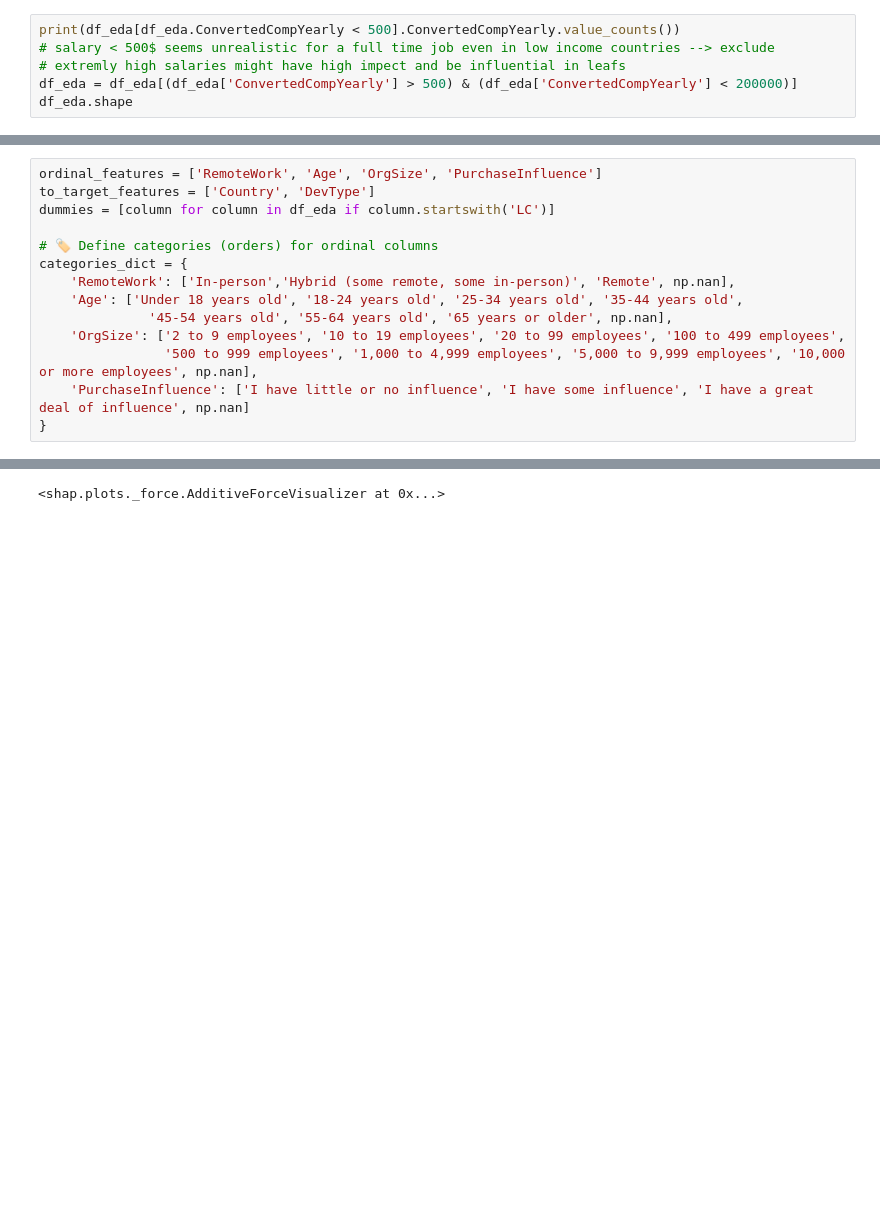
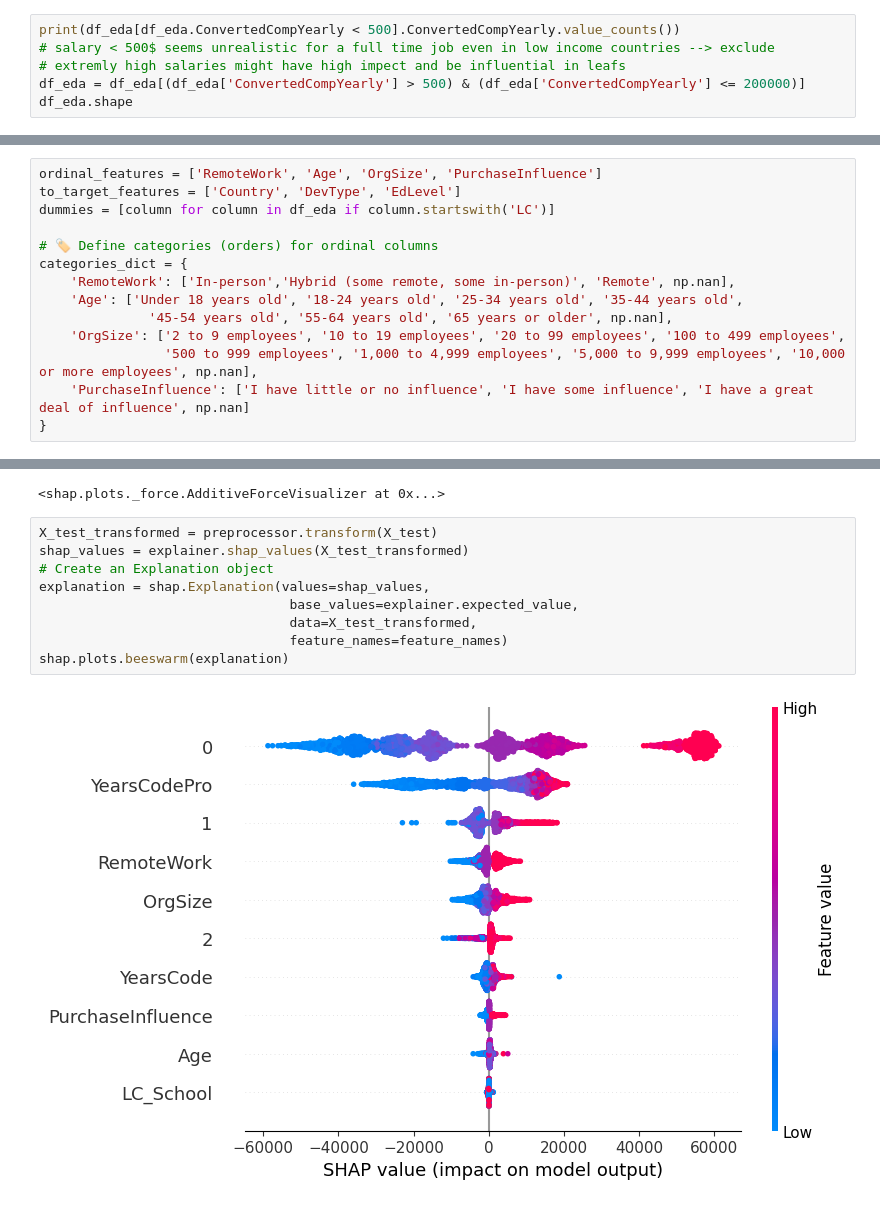
Before and after one commit to DavidB1999/Udacity-Project---Stack-Overflow-Annual-Developer-Survey, a Jupyter notebook: Analysis.ipynb, the cells around one changed output, grey strips where cells are left out. Cells and saved outputs as stored; diff of their text form; blank space fills up the shorter version.

Commit message:
Use shap beeswarm for better understanding

```diff
--- a/Analysis.ipynb
+++ b/Analysis.ipynb
@@ -105,7 +104,7 @@ df_eda.shape
 print(df_eda[df_eda.ConvertedCompYearly < 500].ConvertedCompYearly.value_counts())
 # salary < 500$ seems unrealistic for a full time job even in low income countries --> exclude
 # extremly high salaries might have high impect and be influential in leafs
-df_eda = df_eda[(df_eda['ConvertedCompYearly'] > 500) & (df_eda['ConvertedCompYearly'] < 200000)]
+df_eda = df_eda[(df_eda['ConvertedCompYearly'] > 500) & (df_eda['ConvertedCompYearly'] <= 200000)]
 df_eda.shape
 # %% [output]
 ConvertedCompYearly
@@ -555,7 +507,7 @@ Index(['Age', 'RemoteWork', 'EdLevel', 'YearsCode', 'YearsCodePro', 'DevType',
       dtype='object')
 # %%
 ordinal_features = ['RemoteWork', 'Age', 'OrgSize', 'PurchaseInfluence']
-to_target_features = ['Country', 'DevType']
+to_target_features = ['Country', 'DevType', 'EdLevel']
 dummies = [column for column in df_eda if column.startswith('LC')]
 
 # 🏷️ Define categories (orders) for ordinal columns
@@ -846,3 +803,14 @@ shap.force_plot(explainer.expected_value, shap_values[0], preprocessor.transform
 # %% [output]
 [interactive output not drawn]
 <shap.plots._force.AdditiveForceVisualizer at 0x...>
+# %%
+X_test_transformed = preprocessor.transform(X_test)
+shap_values = explainer.shap_values(X_test_transformed)
+# Create an Explanation object
+explanation = shap.Explanation(values=shap_values,
+                                base_values=explainer.expected_value,
+                                data=X_test_transformed,
+                                feature_names=feature_names)
+shap.plots.beeswarm(explanation)
+# %% [output]
+[figure, added]
```
Also changed, not shown: parts of 28 cells of this notebook.
